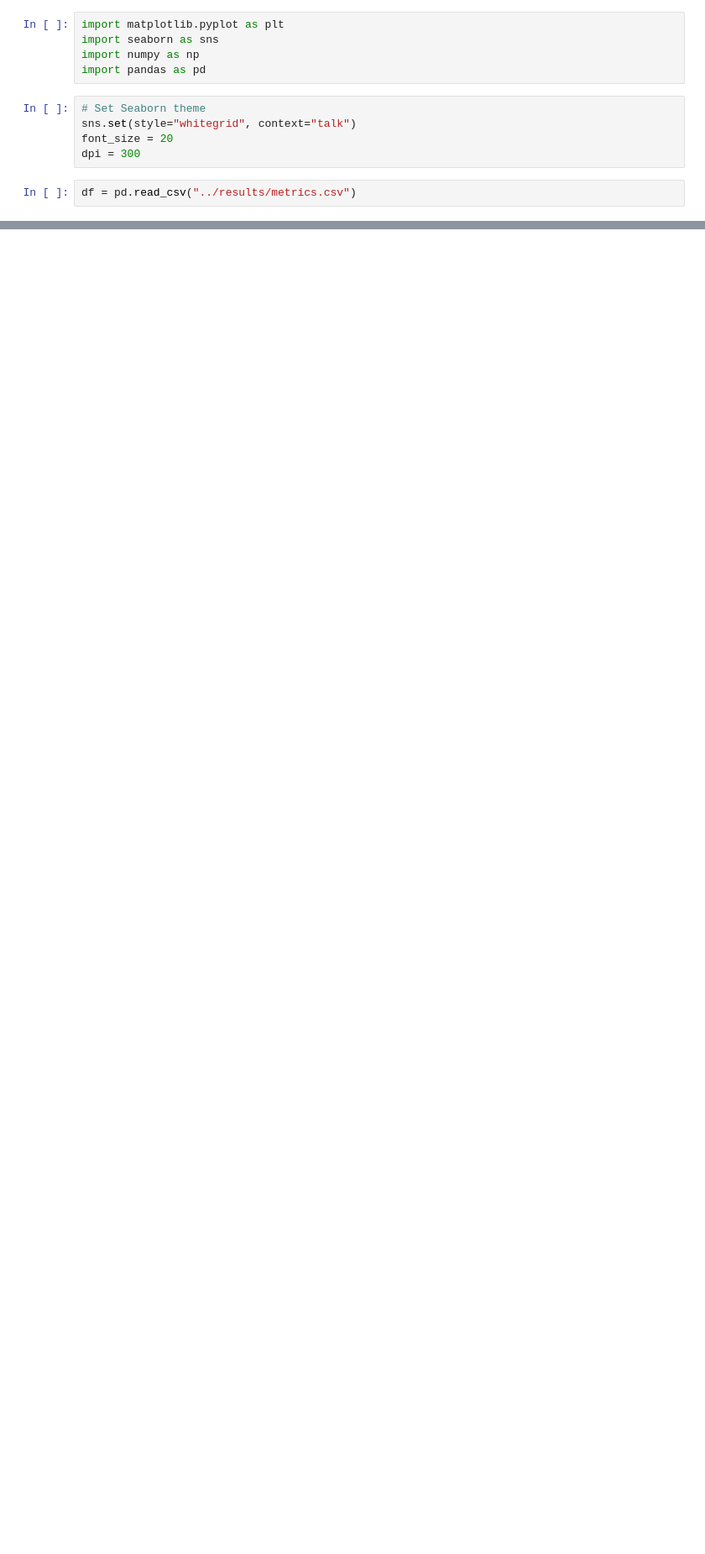
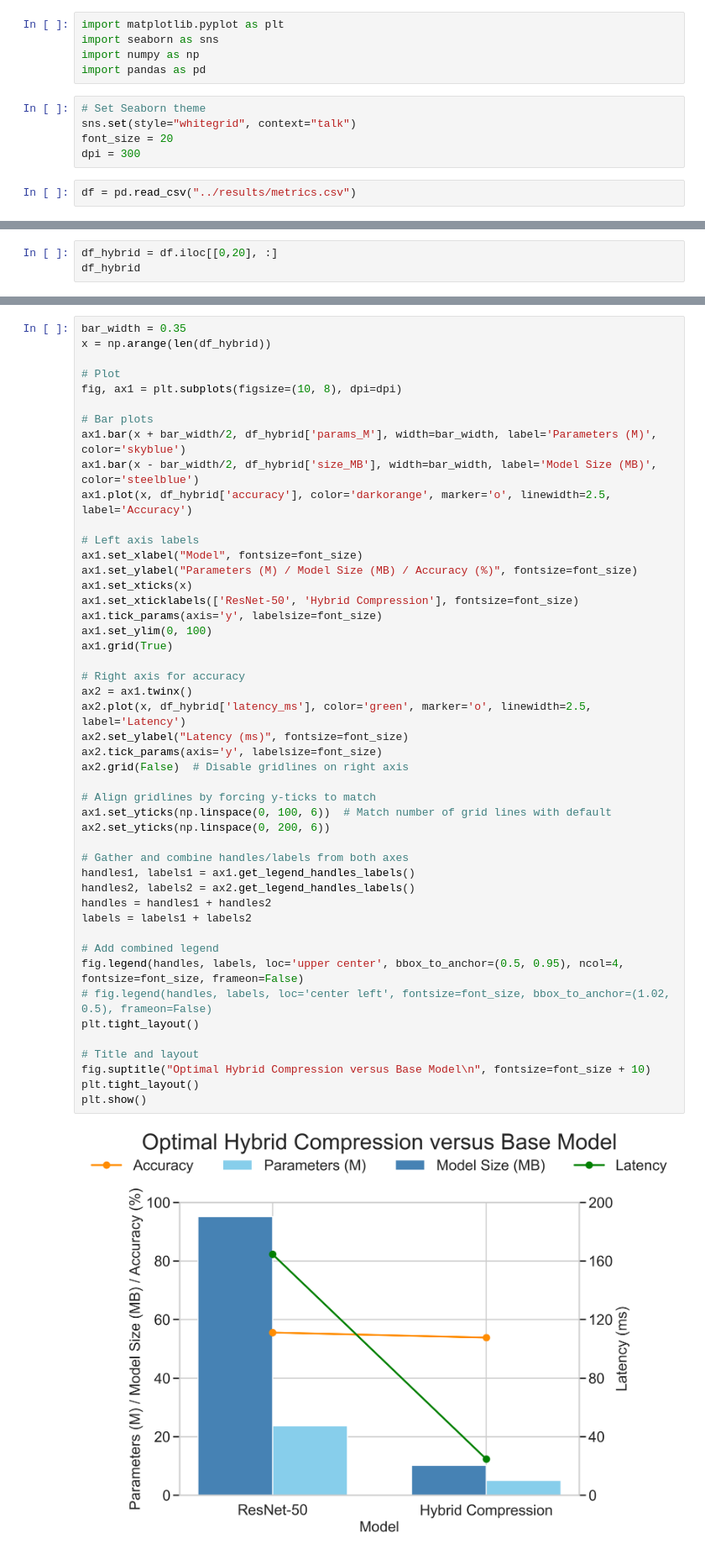
Before and after one commit to MaxZhao0325/model-compression-lab, a Jupyter notebook: visualizations/resnet50.ipynb, the cells around one changed output, grey strips where cells are left out. Shown at 84% size. Saved outputs shown, nothing was run; the diff lists cells and outputs as text; blank space fills up the shorter version.

```diff
--- a/visualizations/resnet50.ipynb
+++ b/visualizations/resnet50.ipynb
@@ -97,0 +155,3 @@ plt.show()
+# %%
+df_hybrid = df.iloc[[0,20], :]
+df_hybrid
@@ -97,0 +162,49 @@ plt.show()
+# %%
+bar_width = 0.35
+x = np.arange(len(df_hybrid))
+
+# Plot
+fig, ax1 = plt.subplots(figsize=(10, 8), dpi=dpi)
+
+# Bar plots
+ax1.bar(x + bar_width/2, df_hybrid['params_M'], width=bar_width, label='Parameters (M)', color='skyblue')
+ax1.bar(x - bar_width/2, df_hybrid['size_MB'], width=bar_width, label='Model Size (MB)', color='steelblue')
+ax1.plot(x, df_hybrid['accuracy'], color='darkorange', marker='o', linewidth=2.5, label='Accuracy')
+
+# Left axis labels
+ax1.set_xlabel("Model", fontsize=font_size)
+ax1.set_ylabel("Parameters (M) / Model Size (MB) / Accuracy (%)", fontsize=font_size)
+ax1.set_xticks(x)
+ax1.set_xticklabels(['ResNet-50', 'Hybrid Compression'], fontsize=font_size)
+ax1.tick_params(axis='y', labelsize=font_size)
+ax1.set_ylim(0, 100)
+ax1.grid(True)
+
+# Right axis for accuracy
+ax2 = ax1.twinx()
+ax2.plot(x, df_hybrid['latency_ms'], color='green', marker='o', linewidth=2.5, label='Latency')
+ax2.set_ylabel("Latency (ms)", fontsize=font_size)
+ax2.tick_params(axis='y', labelsize=font_size)
+ax2.grid(False)  # Disable gridlines on right axis
+
+# Align gridlines by forcing y-ticks to match
+ax1.set_yticks(np.linspace(0, 100, 6))  # Match number of grid lines with default
+ax2.set_yticks(np.linspace(0, 200, 6))
+
+# Gather and combine handles/labels from both axes
+handles1, labels1 = ax1.get_legend_handles_labels()
+handles2, labels2 = ax2.get_legend_handles_labels()
+handles = handles1 + handles2
+labels = labels1 + labels2
+
+# Add combined legend
+fig.legend(handles, labels, loc='upper center', bbox_to_anchor=(0.5, 0.95), ncol=4, fontsize=font_size, frameon=False)
+# fig.legend(handles, labels, loc='center left', fontsize=font_size, bbox_to_anchor=(1.02, 0.5), frameon=False)
+plt.tight_layout()
+
+# Title and layout
+fig.suptitle("Optimal Hybrid Compression versus Base Model\n", fontsize=font_size + 10)
+plt.tight_layout()
+plt.show()
+# %% [output]
+[figure, added]
```
Also changed, not shown: parts of 4 cells of this notebook, 1 other file.
